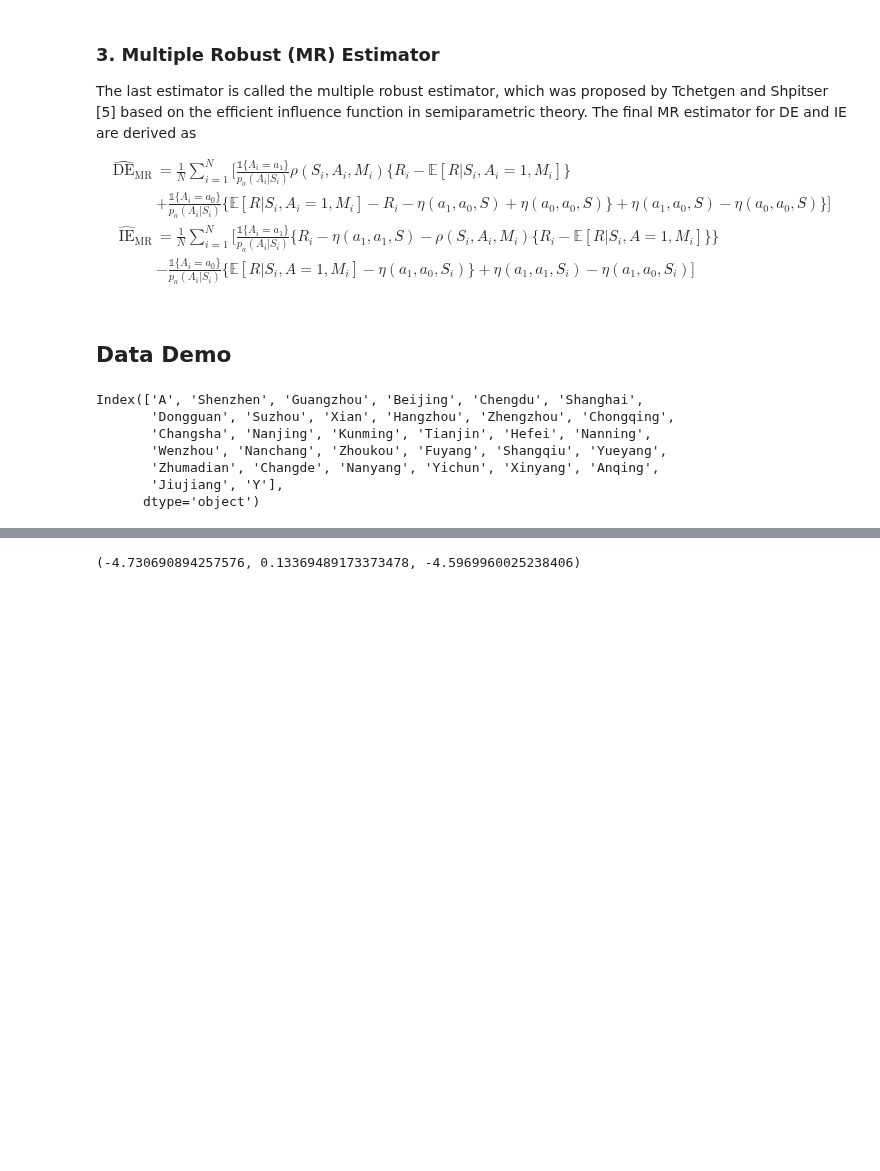
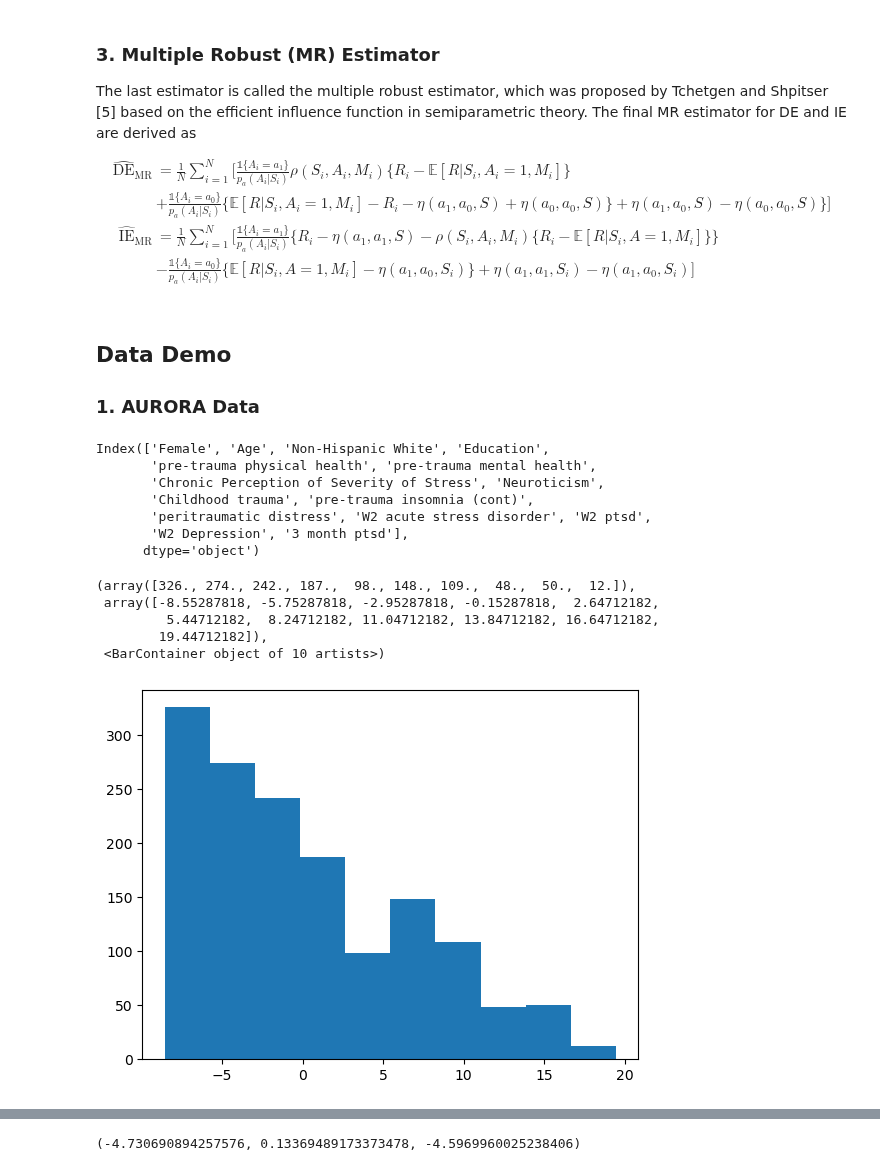
Before and after one commit to CausalDM/Causal-Decision-Making, a Jupyter notebook: _build/jupyter_execute/3_Causal_Effect_Learning/Scenario 1/Mediation Analysis.ipynb, the cells around one changed output, grey strips where cells are left out. Drawn from its saved outputs; the diff is of its cells as text; code cells hidden in the pictures; blank space fills up the shorter version.

Commit message:
add AURORA mediation analysis in single stage CEL

```diff
--- a/_build/jupyter_execute/3_Causal_Effect_Learning/Scenario 1/Mediation Analysis.ipynb
+++ b/_build/jupyter_execute/3_Causal_Effect_Learning/Scenario 1/Mediation Analysis.ipynb
@@ -97,17 +97,29 @@ The last estimator is called the multiple robust estimator, which was proposed b
 \end{equation}
 # %% [markdown]
 ## Data Demo
+### 1. AURORA Data
 # %%
 import os
 import pandas as pd
-Covid19_CEL = pd.read_csv('/Users/alinaxu/Documents/CDM/Causal-Decision-Making/2_Causal_Structure_Learning/covid19.csv')
+os.chdir('/Users/alinaxu/Documents/CDM/Causal-Decision-Making/3_Causal_Effect_Learning/Scenario 1')
+AURORA_CEL = pd.read_csv('Survey_red.csv')
 # %%
-Covid19_CEL.columns
+AURORA_CEL.columns
 # %% [output]
-Index(['A', 'Shenzhen', 'Guangzhou', 'Beijing', 'Chengdu', 'Shanghai',
-       'Dongguan', 'Suzhou', 'Xian', 'Hangzhou', 'Zhengzhou', 'Chongqing',
-       'Changsha', 'Nanjing', 'Kunming', 'Tianjin', 'Hefei', 'Nanning',
-       'Wenzhou', 'Nanchang', 'Zhoukou', 'Fuyang', 'Shangqiu', 'Yueyang',
-       'Zhumadian', 'Changde', 'Nanyang', 'Yichun', 'Xinyang', 'Anqing',
-       'Jiujiang', 'Y'],
+Index(['Female', 'Age', 'Non-Hispanic White', 'Education',
+       'pre-trauma physical health', 'pre-trauma mental health',
+       'Chronic Perception of Severity of Stress', 'Neuroticism',
+       'Childhood trauma', 'pre-trauma insomnia (cont)',
+       'peritraumatic distress', 'W2 acute stress disorder', 'W2 ptsd',
+       'W2 Depression', '3 month ptsd'],
       dtype='object')
+# %%
+import matplotlib.pyplot as plt
+plt.hist(AURORA_CEL['pre-trauma insomnia (cont)'],bins=10)
+# %% [output]
+(array([326., 274., 242., 187.,  98., 148., 109.,  48.,  50.,  12.]),
+ array([-8.55287818, -5.75287818, -2.95287818, -0.15287818,  2.64712182,
+         5.44712182,  8.24712182, 11.04712182, 13.84712182, 16.64712182,
+        19.44712182]),
+ <BarContainer object of 10 artists>)
+[figure, added]
```
Also changed, not shown: parts of 14 cells of this notebook, 13 other files.
